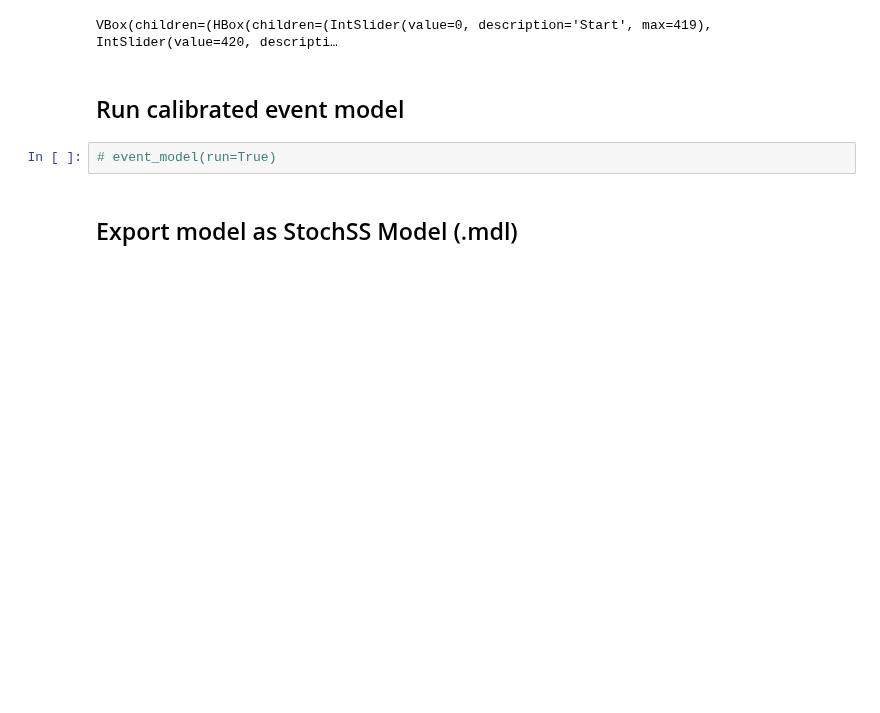
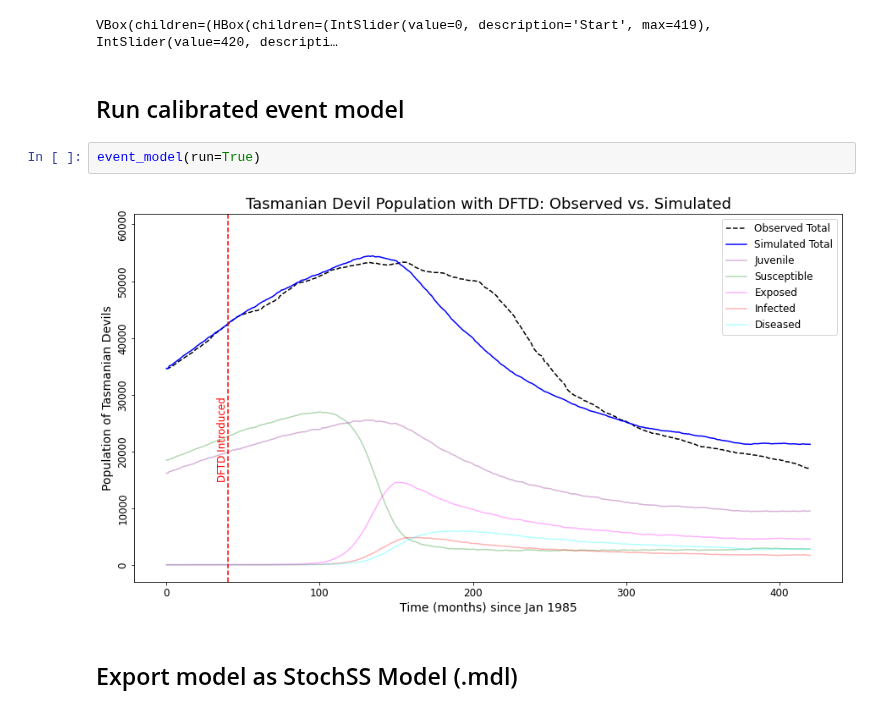
Before and after one commit to StochSS/devils_dftd_modeling, a Jupyter notebook: Devils 2-Stage Infection Parameter Approximation .ipynb, the cells around one changed output. Saved outputs shown, nothing was run; the diff lists cells and outputs as text; blank space fills up the shorter version.

```diff
--- a/Devils 2-Stage Infection Parameter Approximation .ipynb
+++ b/Devils 2-Stage Infection Parameter Approximation .ipynb
@@ -653,7 +680,9 @@ VBox(children=(HBox(children=(IntSlider(value=0, description='Start', max=419),
 # %% [markdown]
 ## Run calibrated event model
 # %%
-# event_model(run=True)
+event_model(run=True)
+# %% [output]
+[figure, added]
 # %% [markdown]
 ## Export model as StochSS Model (.mdl)
 # %%
```
Also changed, not shown: parts of 12 cells of this notebook.
